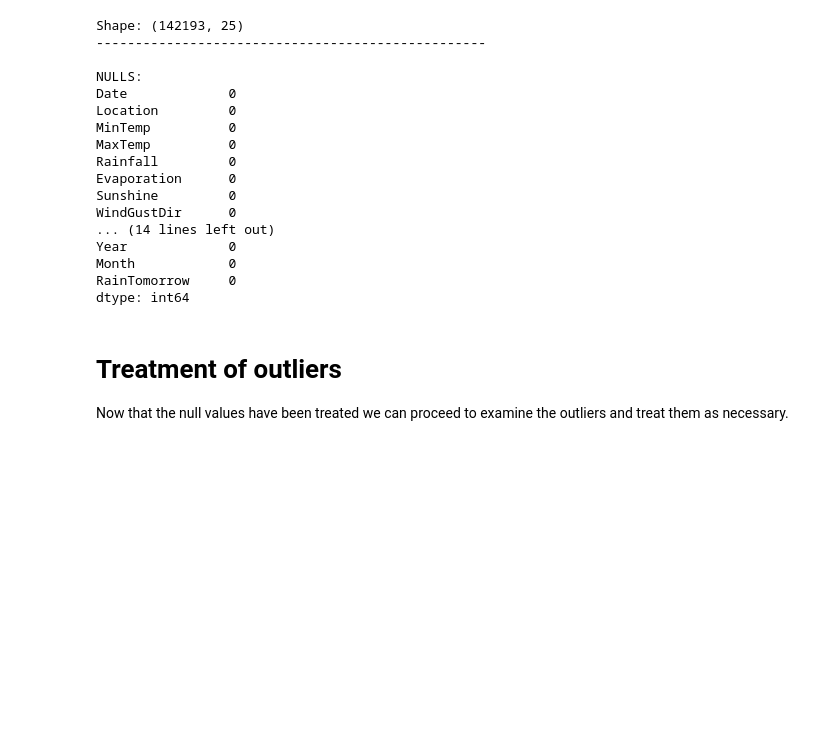
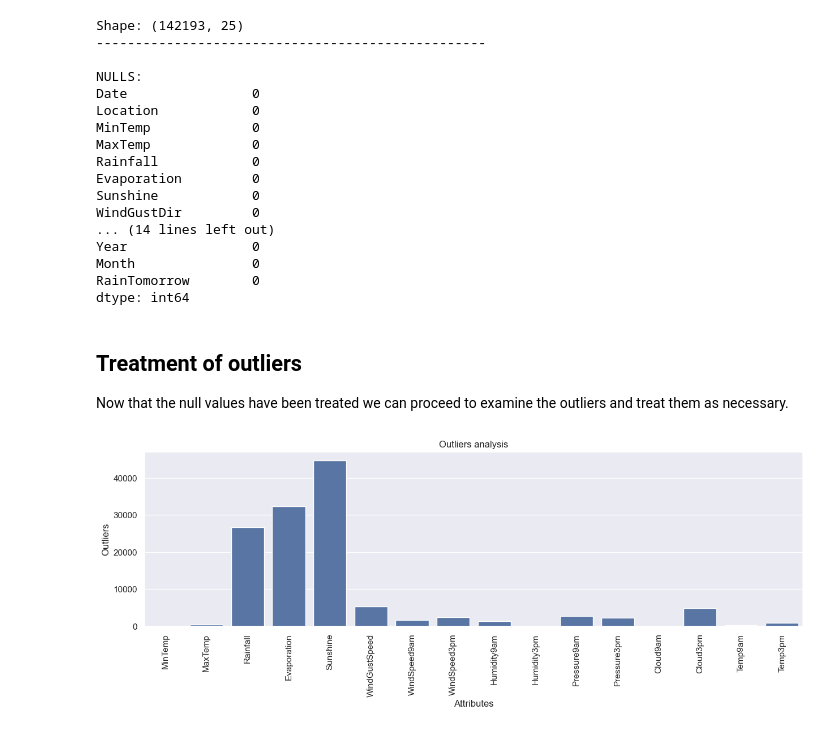
Before and after one commit to joseprau/RainAustraliaML, a Jupyter notebook: notebook.ipynb, the cells around one changed output. Saved outputs shown, nothing was run; the diff lists cells and outputs as text; code cells hidden in the pictures; blank space fills up the shorter version.

Commit message:
Finished Outliers Treatment

```diff
--- a/notebook.ipynb
+++ b/notebook.ipynb
@@ -347,19 +331,19 @@ df_imputed = df_raw.copy()
 df_imputed = df_imputed.drop(columns = "RainTomorrow")  # Exclude target variable from imputations
 # %%
 # Select Cat variables with at least 1 null value
-cat_vars = [col for col in df_imputed.columns if df_imputed[col].dtype == 'object' and df_imputed[col].isna().sum() > 0]
-cat_vars
+cat_vars_nulls = [col for col in df_imputed.columns if df_imputed[col].dtype == 'object' and df_imputed[col].isna().sum() > 0]
+cat_vars_nulls
 # %% [output]
 ['WindGustDir', 'WindDir9am', 'WindDir3pm']
 # %%
 # Impute cat variables by mode
-for var in cat_vars:
+for var in cat_vars_nulls:
     mode = df_imputed[var].mode()
     df_imputed[var] = df_imputed[var].fillna(mode[0])
 
 print("Results after imputation")
 print("-"*80)
-df_imputed[cat_vars].isna().sum()
+df_imputed[cat_vars_nulls].isna().sum()
 # %% [output]
 Results after imputation
 --------------------------------------------------------------------------------
@@ -369,8 +353,8 @@ WindDir3pm     0
 dtype: int64
 # %%
 # Select null_num_vars
-num_vars = [col for col in df_imputed.columns if df_imputed[col].dtype != 'object' and df_imputed[col].isna().sum() > 0]
-num_vars
+num_vars_nulls = [col for col in df_imputed.columns if df_imputed[col].dtype != 'object' and df_imputed[col].isna().sum() > 0]
+num_vars_nulls
 # %% [output]
 ['MinTemp',
  'MaxTemp',
@@ -468,4 +451,4 @@ RainTomorrow     0
 dtype: int64
 # %% [markdown]
-# Treatment of outliers
+## Treatment of outliers
 Now that the null values have been treated we can proceed to examine the outliers and treat them as necessary.
@@ -471,0 +502,15 @@ Now that the null values have been treated we can proceed to examine the outlier
+# %%
+outliers_dict = {}
+
+for var in num_vars:
+    outliers_dict[var] = len(detect_outliers(df_imputed[var]))
+# %%
+plt.figure(figsize=(15, 4))
+sns.barplot(x = outliers_dict.keys(), y = outliers_dict.values())
+plt.xlabel('Attributes')
+plt.ylabel('Outliers')
+plt.xticks(rotation= 90)
+plt.title('Outliers analysis')
+plt.show()
+# %% [output]
+[figure, added]
```
Also changed, not shown: parts of 8 cells of this notebook.
